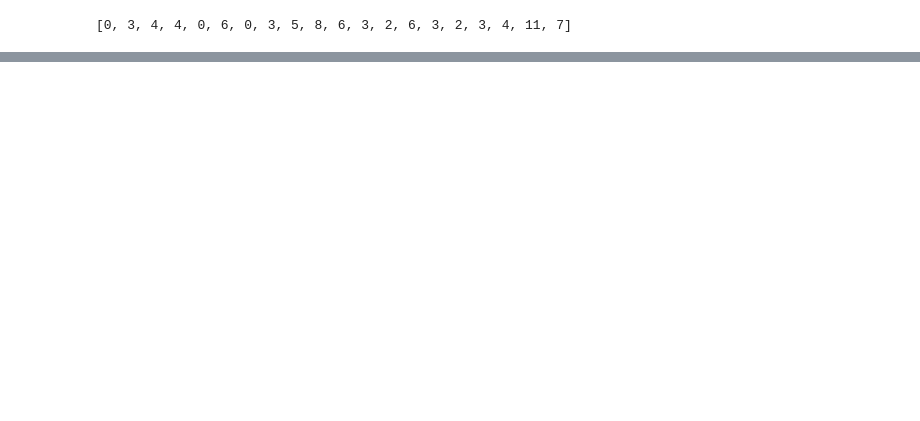
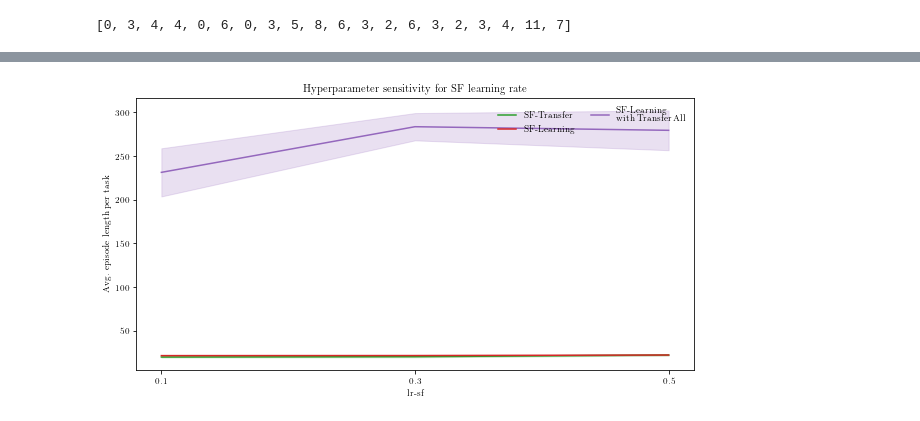
Before and after one commit to samuelfneumann/rewardpredictive, a Jupyter notebook: visualization.ipynb, the cells around one changed output, grey strips where cells are left out. Saved outputs shown, nothing was run; the diff lists cells and outputs as text; code cells hidden in the pictures; blank space fills up the shorter version.

```diff
--- a/visualization.ipynb
+++ b/visualization.ipynb
@@ -213,37 +249,41 @@ plt.savefig('figure/sftransfer/hyperparam_sensitivity_ep_len_per_variant.pdf', b
 # %%
-hyperparam = "lr_r"
+hyperparam = "lr_sf"
+hparam_title = "SF learning rate"
 
 def get_grouped_hp_results(exp_set, hyperparam):
     full_results = {}
     grouped_averages = {}
     for exp in exp_set.experiment_list:
         hypp = exp.hparam[hyperparam]
         if hypp not in full_results:
             full_results[hypp] = []
             grouped_averages[hypp] = []
         data = np.array(exp.results['episode_length'])
         full_results[hypp].append(data)
         grouped_averages[hypp].append(np.average(data, axis=(-2, -1)))
 
     for key, value in grouped_averages.items():
         grouped_averages[key] = np.average(value, axis=0)
 
     return full_results, grouped_averages
 
 _, sft_averages = get_grouped_hp_results(sft, hyperparam)
 _, sfl_averages = get_grouped_hp_results(sfl, hyperparam)
 _, sfta_averages = get_grouped_hp_results(sfta, hyperparam)
+plt.figure(figsize=(10, 5))
 
 rl.plot.mean_with_sem(list(sft_averages.keys()), list(sft_averages.values()), axis=1, color='C2', label='SF-Transfer')
 rl.plot.mean_with_sem(list(sfl_averages.keys()), list(sfl_averages.values()), axis=1, color='C3', label='SF-Learning')
 rl.plot.mean_with_sem(list(sfta_averages.keys()), list(sfta_averages.values()), axis=1, color='C4', label='SF-Learning\nwith Transfer All')
 
-# plt.ylim([10, 35])
+# plt.ylim([10, 5])
 hp = hyperparam.replace('_', '-')
-plt.title(f'Hyperparameter sensitivity for {hp}')
+plt.title(f'Hyperparameter sensitivity for {hparam_title}')
 plt.ylabel('Avg. episode length per task')
 plt.xlabel(f'{hp}')
 plt.xticks(variants)
 leg = plt.legend(loc=1, ncol=2, frameon=False)
 leg.get_frame().set_linewidth(0.0)
-plt.savefig('figure/sftransfer/hyperparam_sensitivity_ep_len_per_variant.pdf', bbox_inches='tight', pad_inches=.1, transparent=True)
+plt.savefig(f'figure/hyperparam_sensitivity_{results_directory}_{hparam_title}.svg', bbox_inches='tight', pad_inches=.1, transparent=True)
+# %% [output]
+[figure, added]
```
Also changed, not shown: parts of 7 cells of this notebook, 44 other files.
